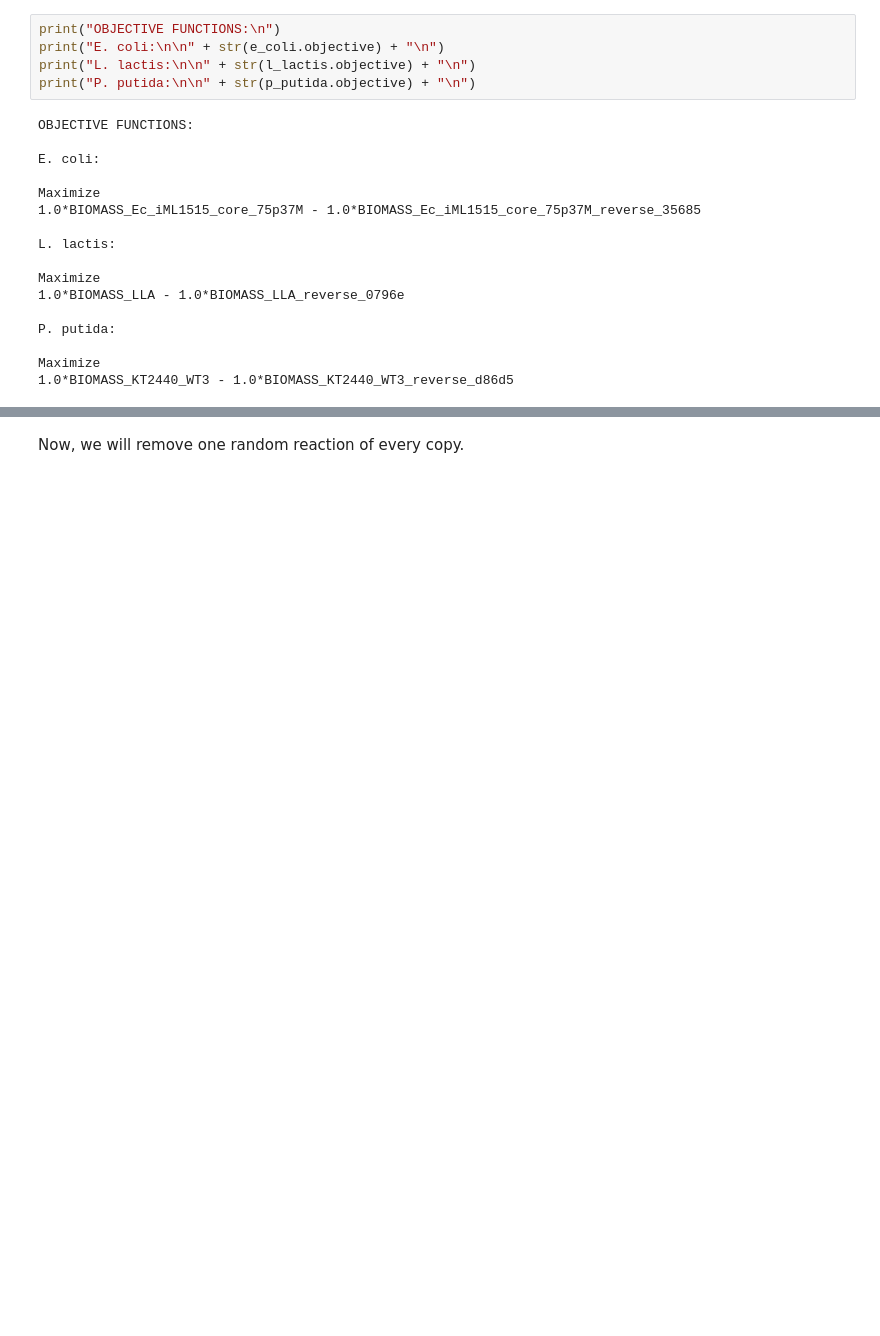
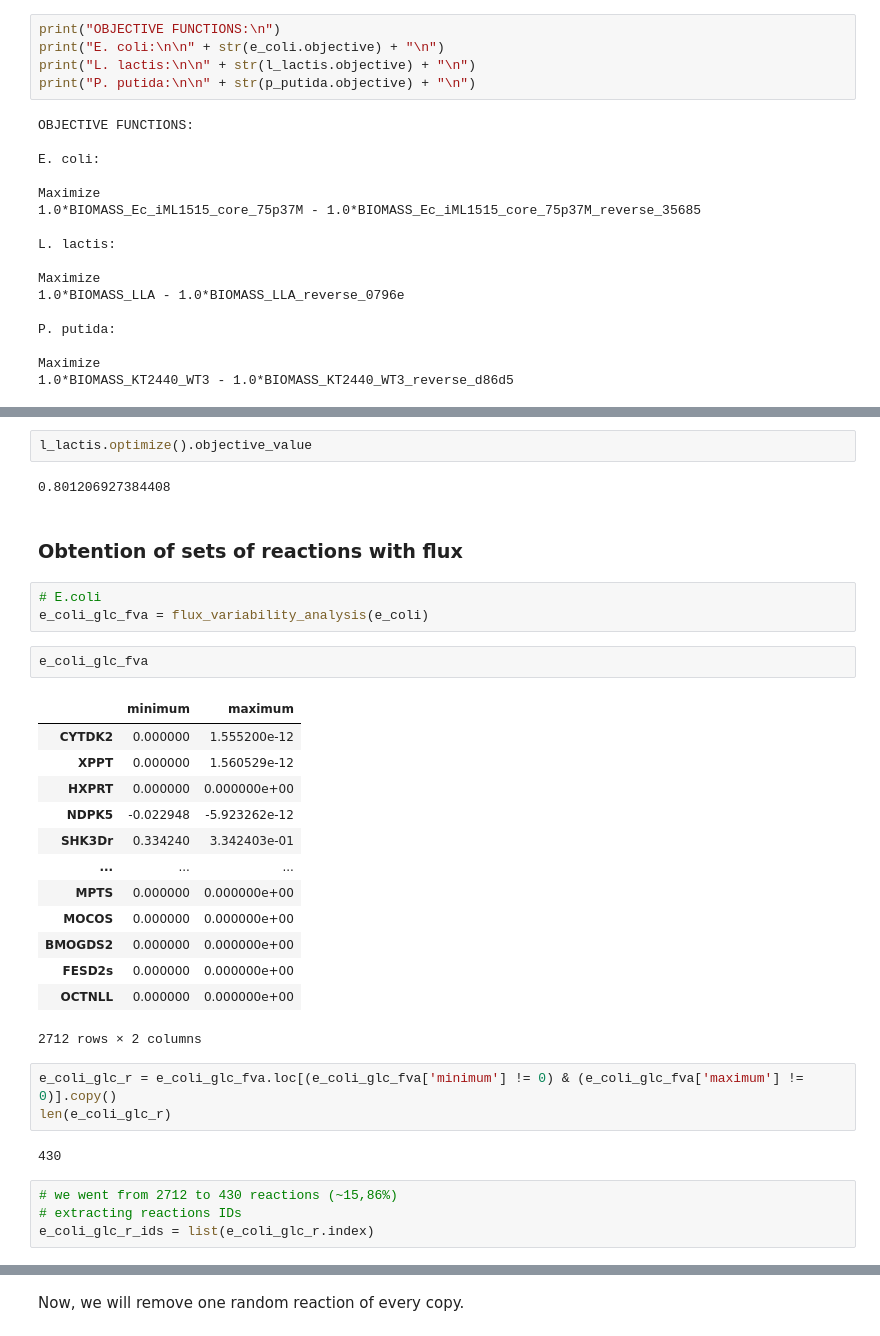
Before and after one commit to fcomnozz/GALLANT_gapfilling, a Jupyter notebook: validation/validation.ipynb, the cells around one changed output, grey strips where cells are left out. Saved outputs shown, nothing was run; the diff lists cells and outputs as text; blank space fills up the shorter version.

```diff
--- a/validation/validation.ipynb
+++ b/validation/validation.ipynb
@@ -114,0 +223,34 @@ P. putida:
+# %%
+l_lactis.optimize().objective_value
+# %% [output]
+0.801206927384408
+# %% [markdown]
+### Obtention of sets of reactions with flux
+# %%
+# E.coli
+e_coli_glc_fva = flux_variability_analysis(e_coli)
+# %%
+e_coli_glc_fva
+# %% [output]
+|  | minimum | maximum |
+| CYTDK2 | 0.000000 | 1.555200e-12 |
+| XPPT | 0.000000 | 1.560529e-12 |
+| HXPRT | 0.000000 | 0.000000e+00 |
+| NDPK5 | -0.022948 | -5.923262e-12 |
+| SHK3Dr | 0.334240 | 3.342403e-01 |
+| ... | ... | ... |
+| MPTS | 0.000000 | 0.000000e+00 |
+| MOCOS | 0.000000 | 0.000000e+00 |
+| BMOGDS2 | 0.000000 | 0.000000e+00 |
+| FESD2s | 0.000000 | 0.000000e+00 |
+| OCTNLL | 0.000000 | 0.000000e+00 |
+2712 rows × 2 columns
+# %%
+e_coli_glc_r = e_coli_glc_fva.loc[(e_coli_glc_fva['minimum'] != 0) & (e_coli_glc_fva['maximum'] != 0)].copy()
+len(e_coli_glc_r)
+# %% [output]
+430
+# %%
+# we went from 2712 to 430 reactions (~15,86%)
+# extracting reactions IDs
+e_coli_glc_r_ids = list(e_coli_glc_r.index)
```
Also changed, not shown: parts of 148 cells of this notebook.
